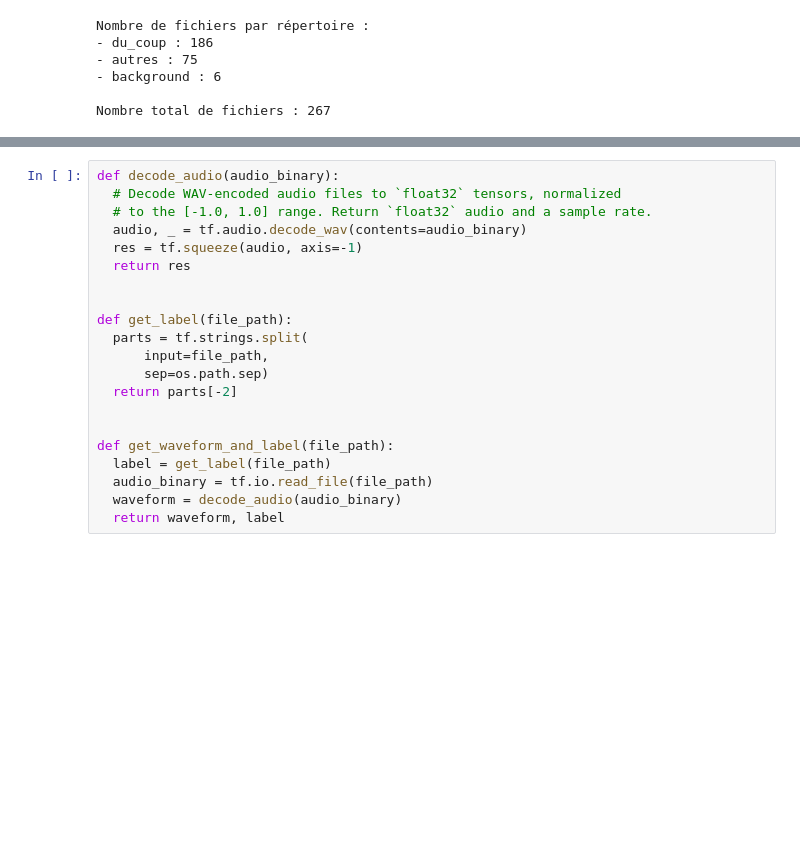
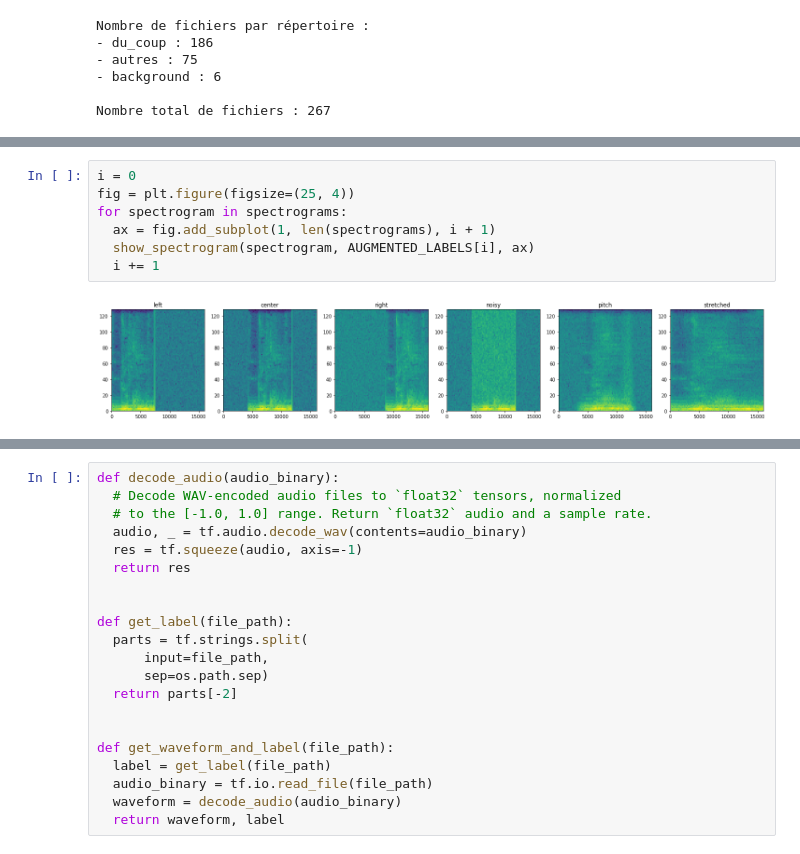
Before and after one commit to JulienGremillot/du_coup, a Jupyter notebook: du_coup_tfjs.ipynb, the cells around one changed output, grey strips where cells are left out. Cells and saved outputs as stored; diff of their text form; blank space fills up the shorter version.

```diff
--- a/du_coup_tfjs.ipynb
+++ b/du_coup_tfjs.ipynb
@@ -129,0 +370,9 @@ Nombre total de fichiers : 267
+# %%
+i = 0
+fig = plt.figure(figsize=(25, 4))
+for spectrogram in spectrograms:
+  ax = fig.add_subplot(1, len(spectrograms), i + 1)
+  show_spectrogram(spectrogram, AUGMENTED_LABELS[i], ax)
+  i += 1
+# %% [output]
+[figure, added]
```
Also changed, not shown: parts of 26 cells of this notebook.
